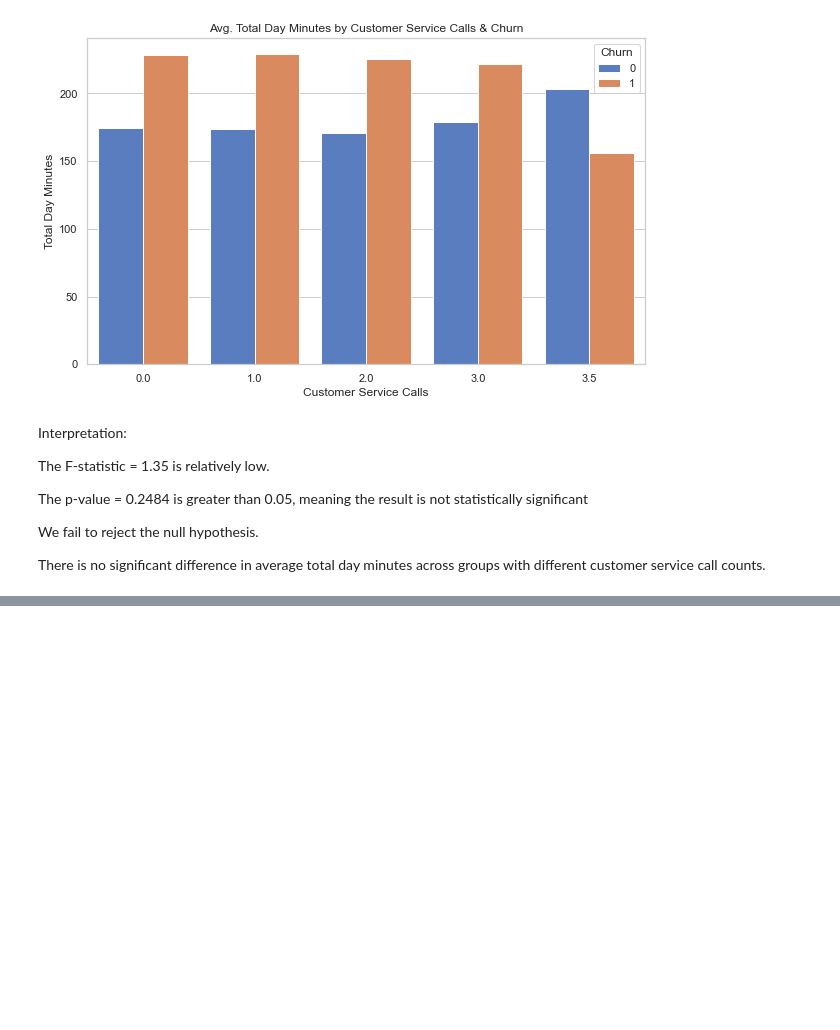
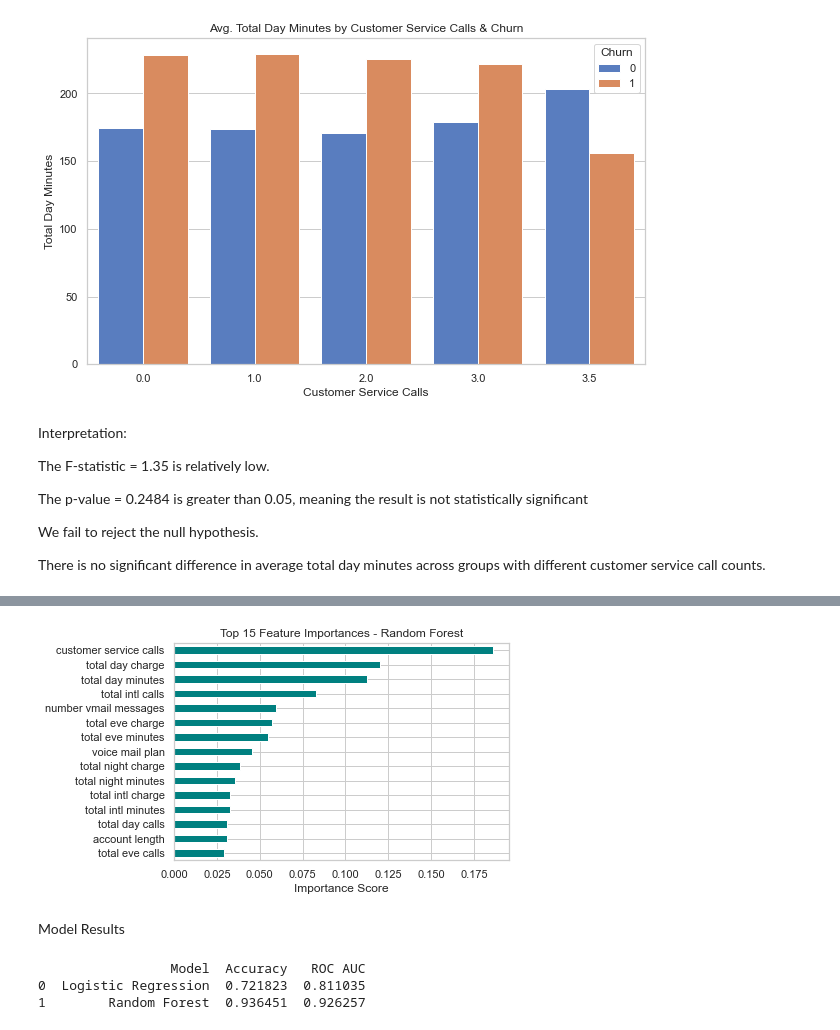
Before and after one commit to Nightingale-Tech/SYRIATEL-CUSTOMER-CHURN, a Jupyter notebook: notebooks/customer churn.ipynb, the cells around one changed output, grey strips where cells are left out. Cells and saved outputs as stored; diff of their text form; code cells hidden in the pictures; blank space fills up the shorter version.

```diff
--- a/notebooks/customer churn.ipynb
+++ b/notebooks/customer churn.ipynb
@@ -500,0 +763,25 @@ There is no significant difference in average total day minutes across groups wi
+# %%
+ # Feature Importance (only for tree-based models)
+if name == 'Random Forest':
+        feat_importances = pd.Series(model.feature_importances_, index=X.columns)
+        feat_importances.nlargest(15).sort_values().plot(kind='barh', color='teal')
+        plt.title("Top 15 Feature Importances - Random Forest")
+        plt.xlabel("Importance Score")
+        plt.show()
+# %% [output]
+[figure, added]
+# %% [markdown]
+Model Results
+# %%
+results_df = pd.DataFrame({
+    "Model": ["Logistic Regression", "Random Forest"],
+    "Accuracy": [accuracy_score(y_test, lr.predict(X_test)),
+                 accuracy_score(y_test, rf.predict(X_test))],
+    "ROC AUC": [roc_auc_score(y_test, lr.predict_proba(X_test)[:, 1]),
+                roc_auc_score(y_test, rf.predict_proba(X_test)[:, 1])]
+})
+print(results_df)
+# %% [output]
+                 Model  Accuracy   ROC AUC
+0  Logistic Regression  0.721823  0.811035
+1        Random Forest  0.936451  0.926257
```
Also changed, not shown: parts of 28 cells of this notebook.
